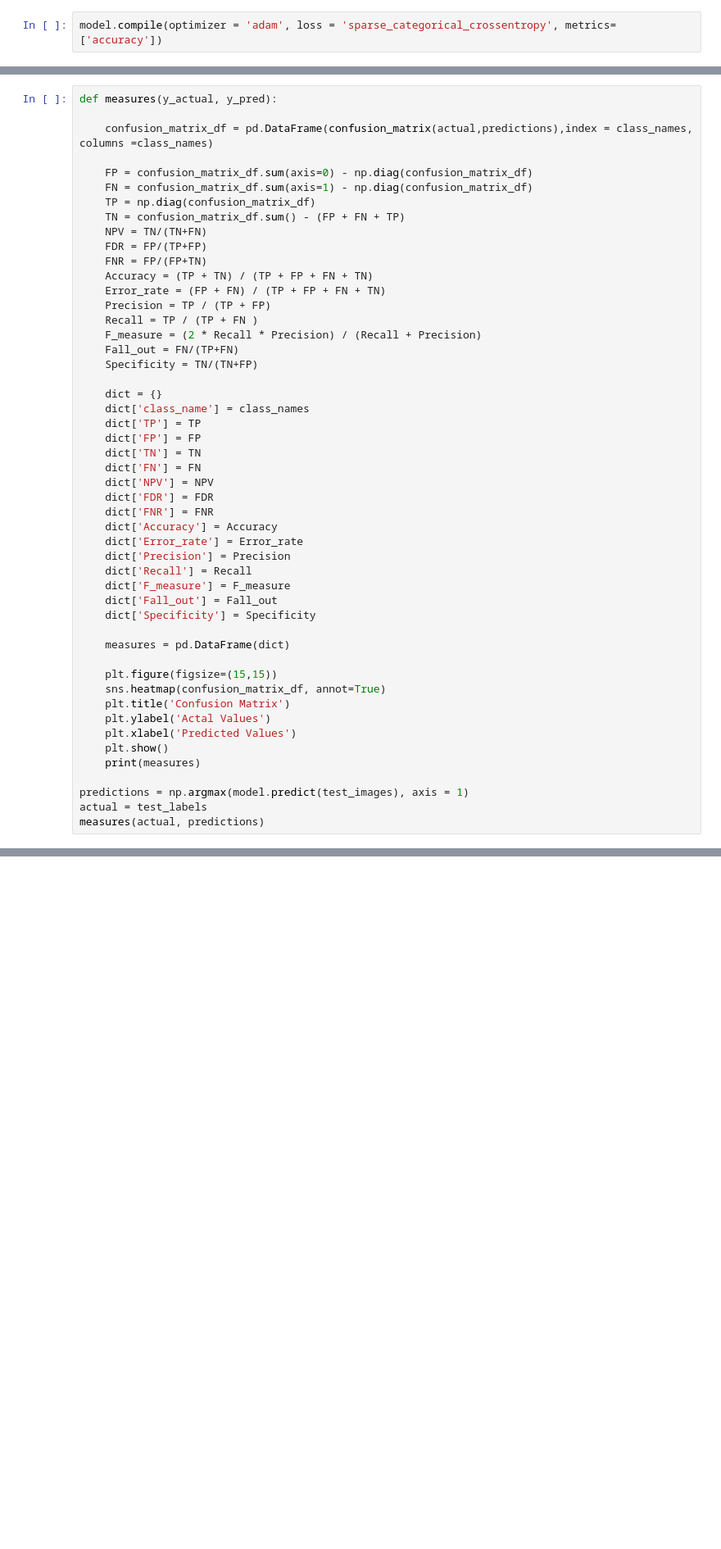
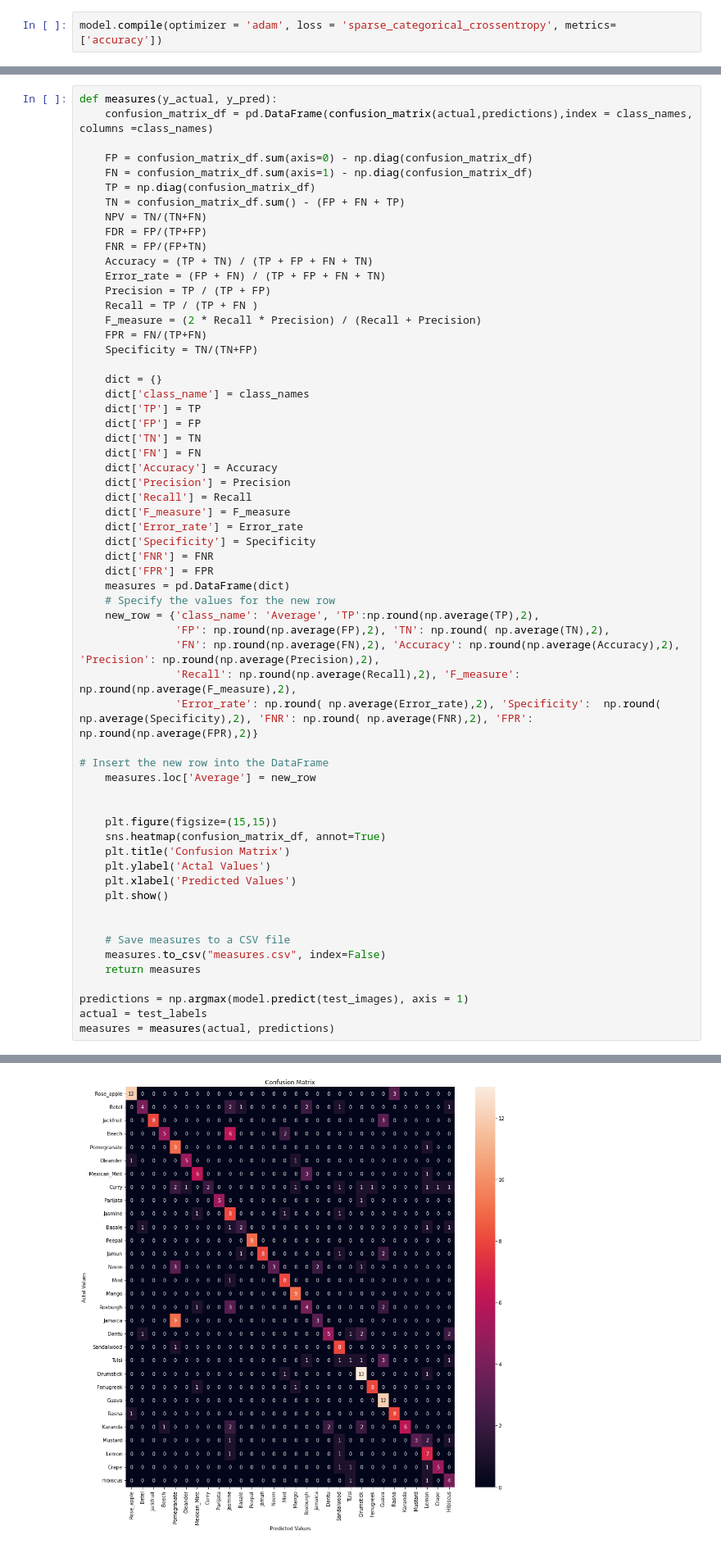
Before and after one commit to ragu8/CLASSIFICATION, a Jupyter notebook: Classification.ipynb, the cells around one changed output, grey strips where cells are left out. Shown: that part at 82% size. Cells and saved outputs as stored; diff of their text form; blank space fills up the shorter version.

```diff
--- a/Classification.ipynb
+++ b/Classification.ipynb
@@ -130,6 +120,5 @@ plot_accuracy_loss(history)
 # %%
 def measures(y_actual, y_pred):
-
     confusion_matrix_df = pd.DataFrame(confusion_matrix(actual,predictions),index = class_names, columns =class_names)
 
     FP = confusion_matrix_df.sum(axis=0) - np.diag(confusion_matrix_df)
@@ -144,7 +133,7 @@ def measures(y_actual, y_pred):
     Precision = TP / (TP + FP)
     Recall = TP / (TP + FN )
     F_measure = (2 * Recall * Precision) / (Recall + Precision)
-    Fall_out = FN/(TP+FN)
+    FPR = FN/(TP+FN)
     Specificity = TN/(TN+FP)
 
     dict = {}
@@ -153,18 +142,25 @@ def measures(y_actual, y_pred):
     dict['FP'] = FP
     dict['TN'] = TN
     dict['FN'] = FN
-    dict['NPV'] = NPV
-    dict['FDR'] = FDR
-    dict['FNR'] = FNR
     dict['Accuracy'] = Accuracy
-    dict['Error_rate'] = Error_rate
     dict['Precision'] = Precision
     dict['Recall'] = Recall
     dict['F_measure'] = F_measure
-    dict['Fall_out'] = Fall_out
+    dict['Error_rate'] = Error_rate
     dict['Specificity'] = Specificity
+    dict['FNR'] = FNR
+    dict['FPR'] = FPR
+    measures = pd.DataFrame(dict)
+    # Specify the values for the new row
+    new_row = {'class_name': 'Average', 'TP':np.round(np.average(TP),2),
+               'FP': np.round(np.average(FP),2), 'TN': np.round( np.average(TN),2),
+               'FN': np.round(np.average(FN),2), 'Accuracy': np.round(np.average(Accuracy),2), 'Precision': np.round(np.average(Precision),2),
+               'Recall': np.round(np.average(Recall),2), 'F_measure': np.round(np.average(F_measure),2),
+               'Error_rate': np.round( np.average(Error_rate),2), 'Specificity':  np.round( np.average(Specificity),2), 'FNR': np.round( np.average(FNR),2), 'FPR': np.round(np.average(FPR),2)}
 
-    measures = pd.DataFrame(dict)
+# Insert the new row into the DataFrame
+    measures.loc['Average'] = new_row
+
 
     plt.figure(figsize=(15,15))
     sns.heatmap(confusion_matrix_df, annot=True)
@@ -172,9 +168,13 @@ def measures(y_actual, y_pred):
     plt.ylabel('Actal Values')
     plt.xlabel('Predicted Values')
     plt.show()
-    print(measures)
+
+
+    # Save measures to a CSV file
+    measures.to_csv("measures.csv", index=False)
+    return measures
 
 predictions = np.argmax(model.predict(test_images), axis = 1)
 actual = test_labels
-measures(actual, predictions)
+measures = measures(actual, predictions)
 # %% [output]
@@ -182,0 +182 @@ ValueError: Shape of passed values is (3, 3), indices imply (4, 4)
+[figure, added]
```
Also changed, not shown: parts of 10 cells of this notebook, 9 other files.
